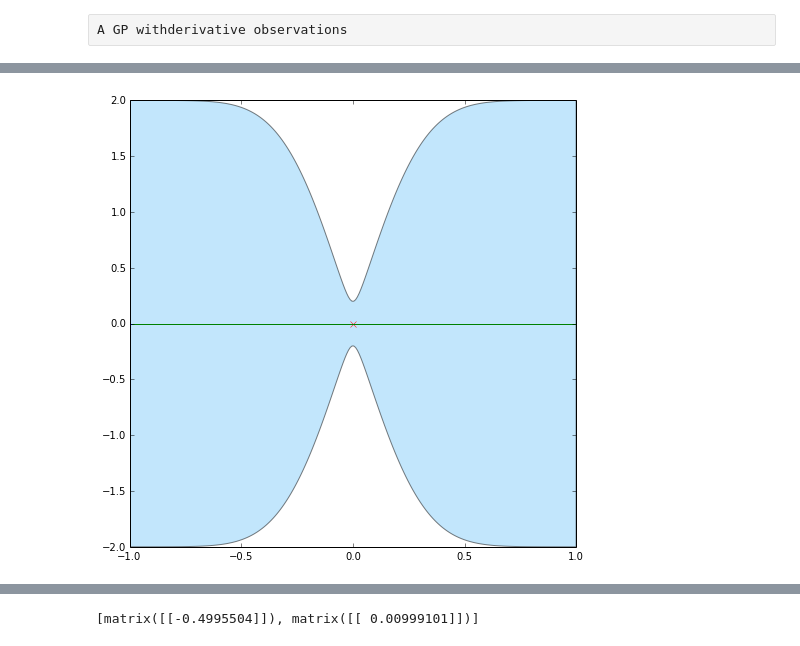
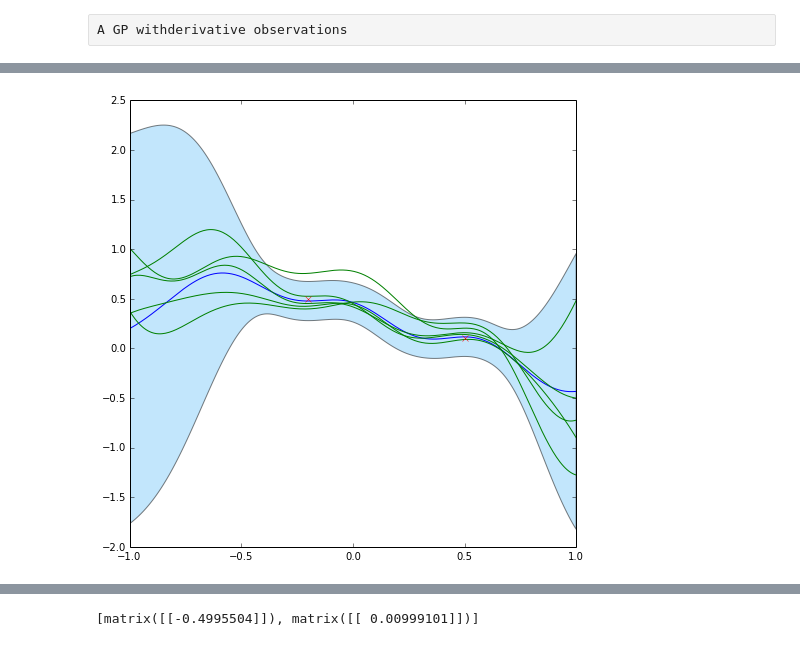
Before and after one commit to markm541374/ES, a Jupyter notebook: GPderivative.ipynb, the cells around one changed output, grey strips where cells are left out. Drawn from its saved outputs; the diff is of its cells as text; code cells hidden in the pictures.

```diff
--- a/GPderivative.ipynb
+++ b/GPderivative.ipynb
@@ -392,13 +347,19 @@ kf = gen_sqexp_k_d([1.,0.3])
 c = []
 d = []
 e = []
-for i in sp.linspace(-1,1,100):
+f = []
+g = []
+for i in sp.linspace(-4,4,100):
     c.append(kf(i,0))
-    d.append(kf(i,0,d2=[0]))
-    e.append(kf(i,0,d1=[0],d2=[0]))
+    d.append(kf(i,0,d1=[0]))
+    e.append(kf(i,0,d1=[0,0]))
+    f.append(kf(i,0,d1=[0,0,0]))
+    g.append(kf(i,0,d1=[0,0,0,0]))
+
 plt.plot(c)
-
 plt.plot(d)
 plt.plot(e)
+plt.plot(f)
+plt.plot(g)
 # %% [output]
 [<matplotlib.lines.Line2D at 0x...>]
@@ -409,10 +370,15 @@ plt.plot(e)
 #S=sp.matrix([[ 0.01], [ 0.01],[0.01],[0.01]])
 #D=sp.matrix([[sp.NaN],[sp.NaN],[0],[0]])
 
-X=sp.matrix([[0.0]])
-Y=sp.matrix([[0.0]])
-S=sp.matrix([[0.01]])
-D=sp.matrix([[sp.NaN]])
+X=sp.matrix([[-0.2],[-0.2],[-0.2],[0.5],[0.5],[0.5]])
+Y=sp.matrix([[0.0],[5.],[0.5],[0.0],[-7.],[0.1]])
+S=sp.matrix([[0.01],[0.01],[0.01],[0.01],[0.01],[0.01]])
+D=[[0],[0,0],[sp.NaN],[0],[0,0],[sp.NaN]]
+
+#X=sp.matrix([[0.0]])
+#Y=sp.matrix([[0.0]])
+#S=sp.matrix([[0.01]])
+#D=[[0]]
 
 upper=-1
 lower=1
@@ -420,8 +386,11 @@ g=GPcore(X,Y,S,D,kf)
 
 n_p=250
 
+
+
 X_p = sp.matrix(sp.linspace(-1,1,n_p)).T #plot points
-D_p = sp.NaN*sp.matrix(sp.linspace(-1,1,n_p)).T
+D_p = [[sp.NaN]]*n_p
+#D_p = [sp.NaN]*sp.matrix(sp.linspace(-1,1,n_p)).T
 [m_p,V_p] = g.infer_diag(X_p,D_p)
 
 ub=sp.zeros(n_p)
@@ -429,19 +398,23 @@ lb=sp.zeros(n_p)
 for i in xrange(n_p):
     ub[i]=m_p[i,0]+2*sp.sqrt(V_p[i,0])
     lb[i]=m_p[i,0]-2*sp.sqrt(V_p[i,0])
-plt.figure(figsize=(8,8))
-plt.plot(sp.array(X_p).flatten(),sp.array(m_p).flatten())
-plt.plot(sp.array(X).flatten(),sp.array(Y).flatten(),'xr')
-plt.fill_between(sp.array(X_p).flatten(),lb,ub,facecolor='lightskyblue',alpha=0.5)
+f0=plt.figure(figsize=(8,8))
+a0=f0.add_subplot(111)
+a0.plot(sp.array(X_p).flatten(),sp.array(m_p).flatten())
+a0.fill_between(sp.array(X_p).flatten(),lb,ub,facecolor='lightskyblue',alpha=0.5)
 
-der=sp.ones(n_p-1)
-for i in xrange(n_p-1):
-    der[i]=(m_p[i+1,0]-m_p[i,0])*float(n_p)/2.0
-plt.plot(sp.array(X_p).flatten()[1:],der,'g')
 
-plt.figure(figsize=(8,8))
+[m_p,V_p] = g.infer_full(X_p,D_p)
+V_p_cho = spl.cholesky(V_p,lower=True)
+for i in xrange(5):
+    d=m_p+V_p_cho*sp.matrix(sp.random.normal(size=n_p)).T
+    a0.plot(sp.array(X_p).flatten(),sp.array(d).flatten(),'g')
+
+
+f1=plt.figure(figsize=(8,8))
+a1=f1.add_subplot(111)
 X_pd=sp.matrix(sp.linspace(-1,1,n_p)).T
-D_pd = 0*sp.matrix(sp.linspace(-1,1,n_p)).T
+D_pd = [[0]]*n_p
 [m_pd,V_pd] = g.infer_diag(X_pd,D_pd)
 
 ubd=sp.zeros(n_p)
@@ -450,7 +423,33 @@ for i in xrange(n_p):
     ubd[i]=m_pd[i,0]+2*sp.sqrt(V_pd[i,0])
     lbd[i]=m_pd[i,0]-2*sp.sqrt(V_pd[i,0])
 
-plt.plot(sp.array(X_pd).flatten(),sp.array(m_pd).flatten(),'r')
-plt.fill_between(sp.array(X_p).flatten(),lbd,ubd,facecolor='lightskyblue',alpha=0.5)
-#plt.axis([-1,1,-0.04,0.04])
+a1.plot(sp.array(X_pd).flatten(),sp.array(m_pd).flatten())
+a1.fill_between(sp.array(X_p).flatten(),lbd,ubd,facecolor='lightskyblue',alpha=0.5)
+
+
+
+f2=plt.figure(figsize=(8,8))
+a2=f2.add_subplot(111)
+X_pd=sp.matrix(sp.linspace(-1,1,n_p)).T
+D_pd = [[0,0]]*n_p
+[m_pd,V_pd] = g.infer_diag(X_pd,D_pd)
+
+ubd=sp.zeros(n_p)
+lbd=sp.zeros(n_p)
+for i in xrange(n_p):
+    ubd[i]=m_pd[i,0]+2*sp.sqrt(V_pd[i,0])
+    lbd[i]=m_pd[i,0]-2*sp.sqrt(V_pd[i,0])
+
+a2.plot(sp.array(X_pd).flatten(),sp.array(m_pd).flatten())
+a2.fill_between(sp.array(X_p).flatten(),lbd,ubd,facecolor='lightskyblue',alpha=0.5)
+
+
+for i in xrange(len(D)):
+    if D[i]==[sp.NaN]:
+        a=a0
+    elif D[i]==[0]:
+        a=a1
+    elif D[i]==[0,0]:
+        a=a2
+    a.plot(X[i,0],Y[i,0],'xr')
 # %% [output]
@@ -458 +456 @@ plt.fill_between(sp.array(X_p).flatten(),lbd,ubd,facecolor='lightskyblue',alpha=
-[figure, old version]
+[figure, new version]
```
Also changed, not shown: parts of 5 cells of this notebook.
